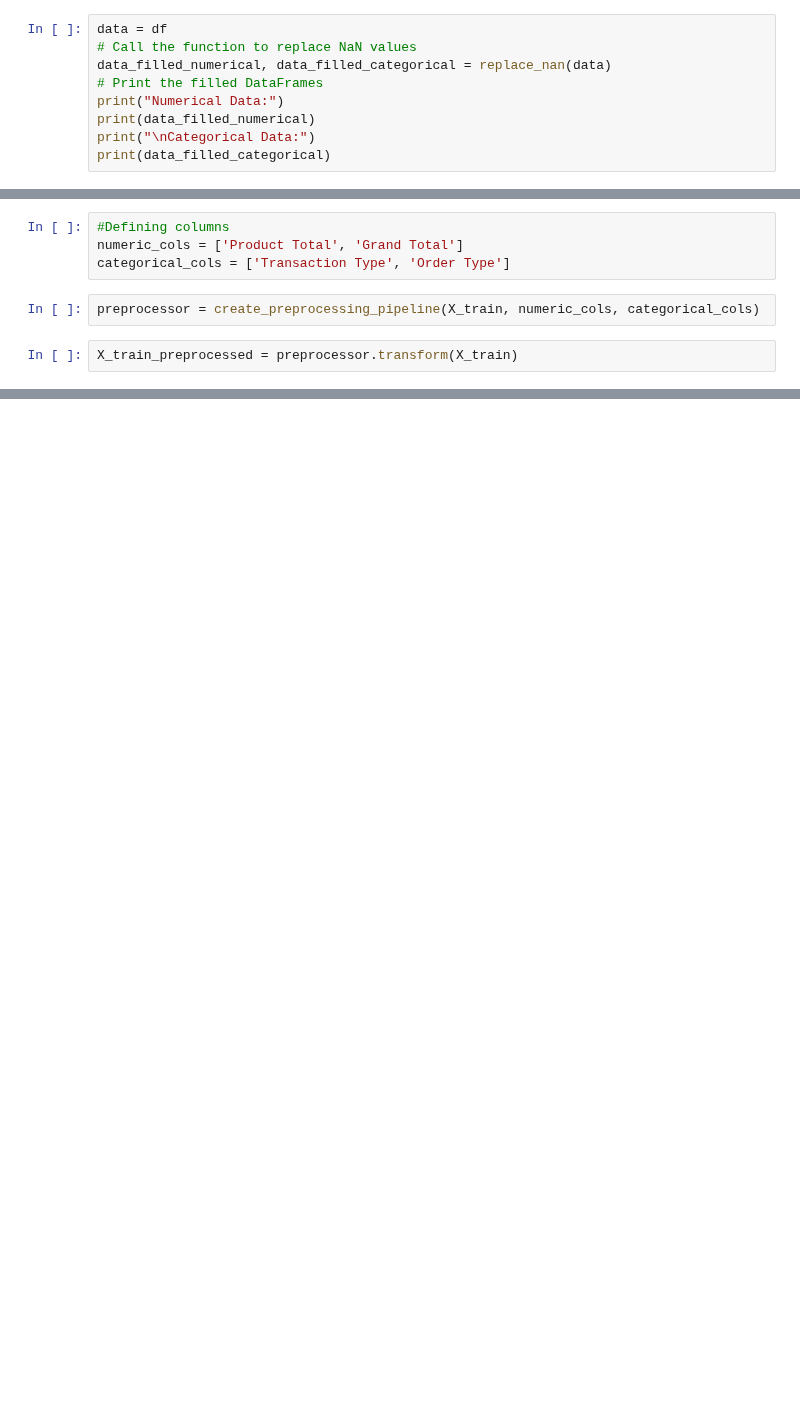
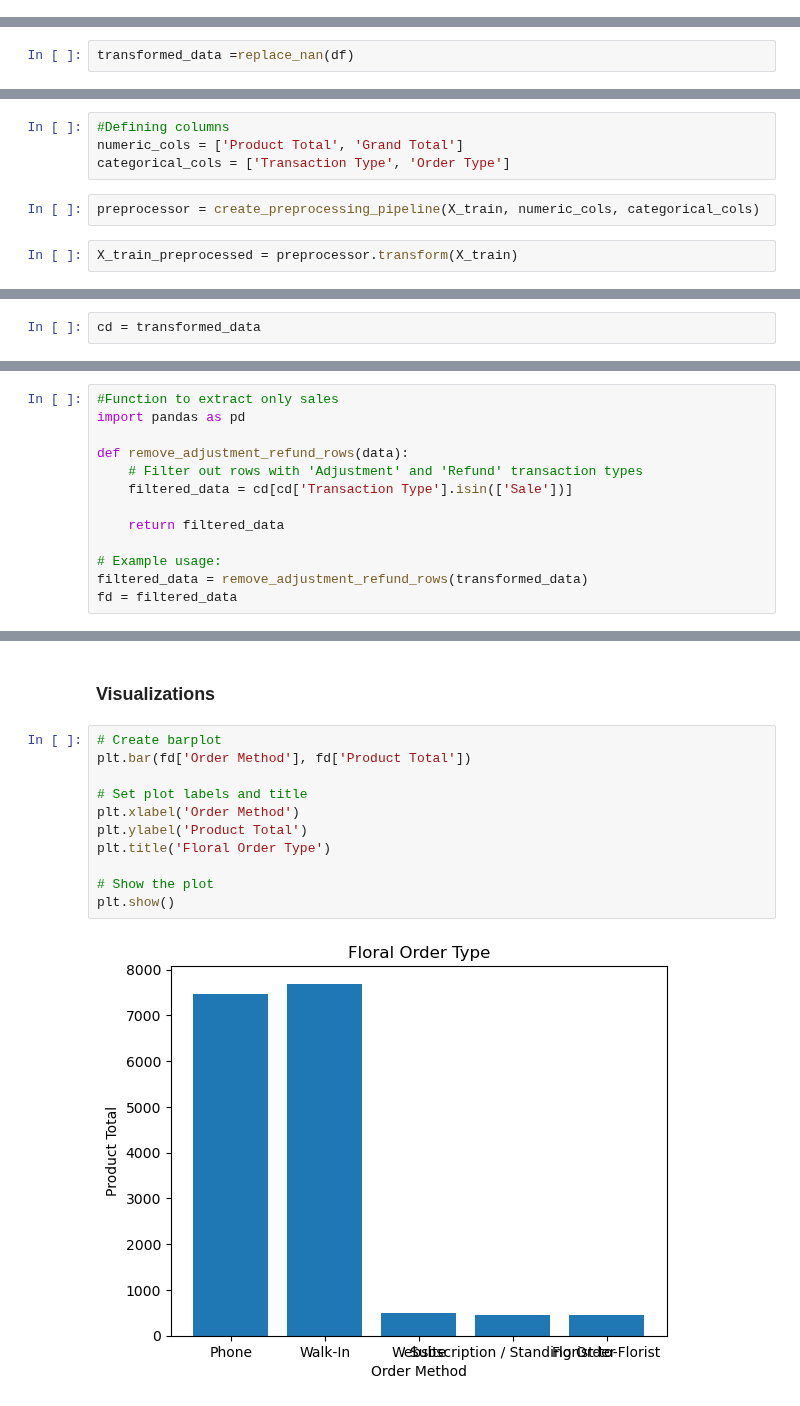
Before and after one commit to JoeBwonKenobi/Floral_Sales_Project, a Jupyter notebook: Floral_Data_Processing.ipynb, the cells around one changed output, grey strips where cells are left out. Saved outputs shown, nothing was run; the diff lists cells and outputs as text; blank space fills up the shorter version.

```diff
--- a/Floral_Data_Processing.ipynb
+++ b/Floral_Data_Processing.ipynb
@@ -243,9 +233,0 @@ def replace_nan(data):
-# %%
-data = df
-# Call the function to replace NaN values
-data_filled_numerical, data_filled_categorical = replace_nan(data)
-# Print the filled DataFrames
-print("Numerical Data:")
-print(data_filled_numerical)
-print("\nCategorical Data:")
-print(data_filled_categorical)
@@ -269,0 +258,2 @@ Numerical Data:
+# %%
+transformed_data =replace_nan(df)
@@ -557,0 +436,2 @@ plt.show()
+# %%
+cd = transformed_data
@@ -557,0 +446,13 @@ plt.show()
+# %%
+#Function to extract only sales
+import pandas as pd
+
+def remove_adjustment_refund_rows(data):
+    # Filter out rows with 'Adjustment' and 'Refund' transaction types
+    filtered_data = cd[cd['Transaction Type'].isin(['Sale'])]
+
+    return filtered_data
+
+# Example usage:
+filtered_data = remove_adjustment_refund_rows(transformed_data)
+fd = filtered_data
@@ -557,0 +464,15 @@ plt.show()
+# %% [markdown]
+### **Visualizations**
+# %%
+# Create barplot
+plt.bar(fd['Order Method'], fd['Product Total'])
+
+# Set plot labels and title
+plt.xlabel('Order Method')
+plt.ylabel('Product Total')
+plt.title('Floral Order Type')
+
+# Show the plot
+plt.show()
+# %% [output]
+[figure, added]
```
Also changed, not shown: parts of 30 cells of this notebook.
